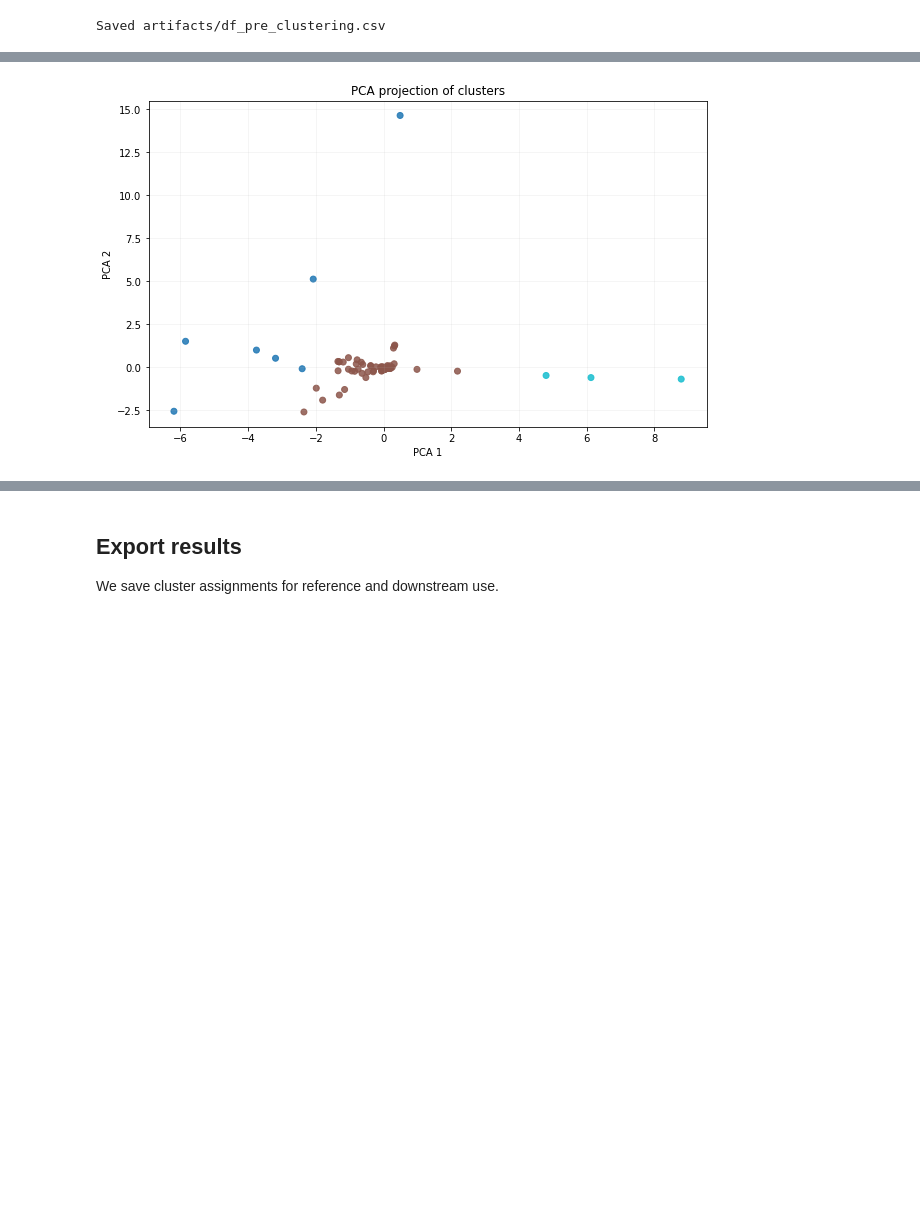
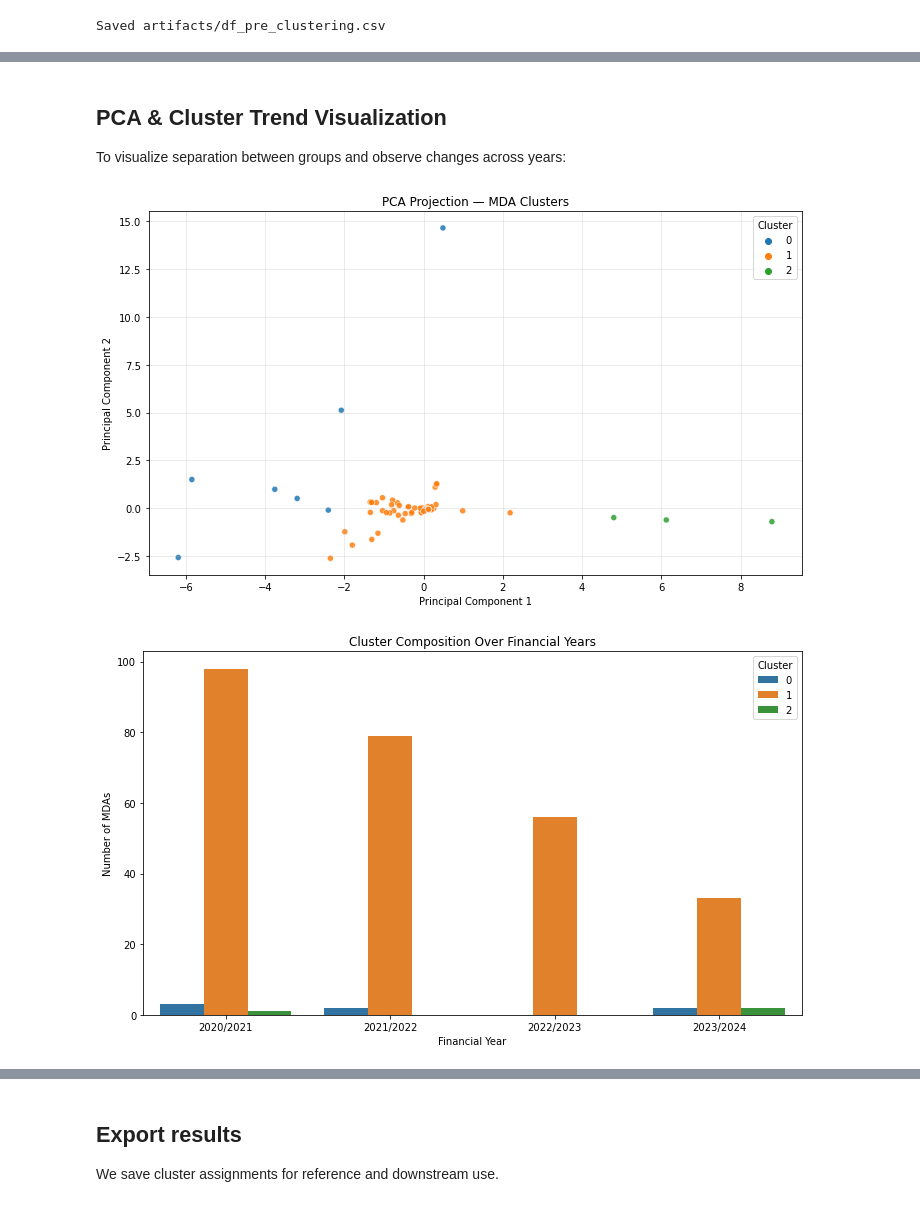
Before and after one commit to Sydney-Were/Analysis-of-National-Government-Ministries-Departments-and-Agencies-Budget-Data, a Jupyter notebook: Analysis.ipynb, the cells around one changed output, grey strips where cells are left out. Drawn from its saved outputs; the diff is of its cells as text; code cells hidden in the pictures; blank space fills up the shorter version.

```diff
--- a/Analysis.ipynb
+++ b/Analysis.ipynb
@@ -670,13 +671,27 @@ Clustering section scaffold added.
 
 Confirm that all required columns exist in the dataframe.
 # %%
-# Check required columns
-print("Columns:", df.columns.tolist())
+# Verify required columns exist
 required = ['MDA_name', 'Financial Year', 'Approved Budget', 'Actual Expenditure',
             'variance', 'pct_variance', 'Utilization Rate (%)', 'Spending Status', 'Audit Flag']
+
 missing = [c for c in required if c not in df.columns]
 if missing:
     raise KeyError(f"Missing required columns: {missing}")
 else:
-    print("All required columns present.")
+    print(" All required columns present.")
+
+# Recompute essential metrics for consistency
+df = df.copy()
+df["Approved Budget"] = pd.to_numeric(df["Approved Budget"], errors="coerce")
+df["Actual Expenditure"] = pd.to_numeric(df["Actual Expenditure"], errors="coerce")
+
+df["variance"] = df["Approved Budget"] - df["Actual Expenditure"]
+df["pct_variance"] = (df["variance"] / df["Approved Budget"]) * 100
+df["Utilization Rate (%)"] = (df["Actual Expenditure"] / df["Approved Budget"]) * 100
+df["Audit Flag"] = (df["variance"].abs() > 0.10 * df["Approved Budget"]).astype(int)
+
+os.makedirs("artifacts", exist_ok=True)
+df.to_csv("artifacts/df_pre_clustering.csv", index=False)
+print("Data prepared and saved → artifacts/df_pre_clustering.csv")
 # %% [output]
@@ -812,14 +865,30 @@ plt.show()
+# %% [markdown]
+## PCA & Cluster Trend Visualization
+
+To visualize separation between groups and observe changes across years:
 # %%
 pca = PCA(n_components=2, random_state=42)
 X_pca = pca.fit_transform(X_scaled)
-df['_pca1'], df['_pca2'] = X_pca[:,0], X_pca[:,1]
+df['_PCA1'], df['_PCA2'] = X_pca[:,0], X_pca[:,1]
 
 plt.figure(figsize=(10,6))
-plt.scatter(df['_pca1'], df['_pca2'], c=df['Cluster'], cmap='tab10', alpha=0.85)
-plt.xlabel("PCA 1"); plt.ylabel("PCA 2")
-plt.title("PCA projection of clusters")
-plt.grid(alpha=0.15)
-plt.savefig("figures/clusters_pca.png", dpi=150)
+sns.scatterplot(data=df, x='_PCA1', y='_PCA2', hue='Cluster', palette='tab10', alpha=0.85)
+plt.title("PCA Projection — MDA Clusters")
+plt.xlabel("Principal Component 1")
+plt.ylabel("Principal Component 2")
+plt.legend(title='Cluster')
+plt.grid(alpha=0.3)
+plt.tight_layout()
 plt.show()
+
+plt.figure(figsize=(10,6))
+sns.countplot(data=df, x='Financial Year', hue='Cluster', palette='tab10')
+plt.title("Cluster Composition Over Financial Years")
+plt.ylabel("Number of MDAs")
+plt.xlabel("Financial Year")
+plt.legend(title='Cluster')
+plt.tight_layout()
+plt.show()
 # %% [output]
-[figure, old version]
+[figure, new version]
+[figure, added]
```
Also changed, not shown: parts of 29 cells of this notebook.
